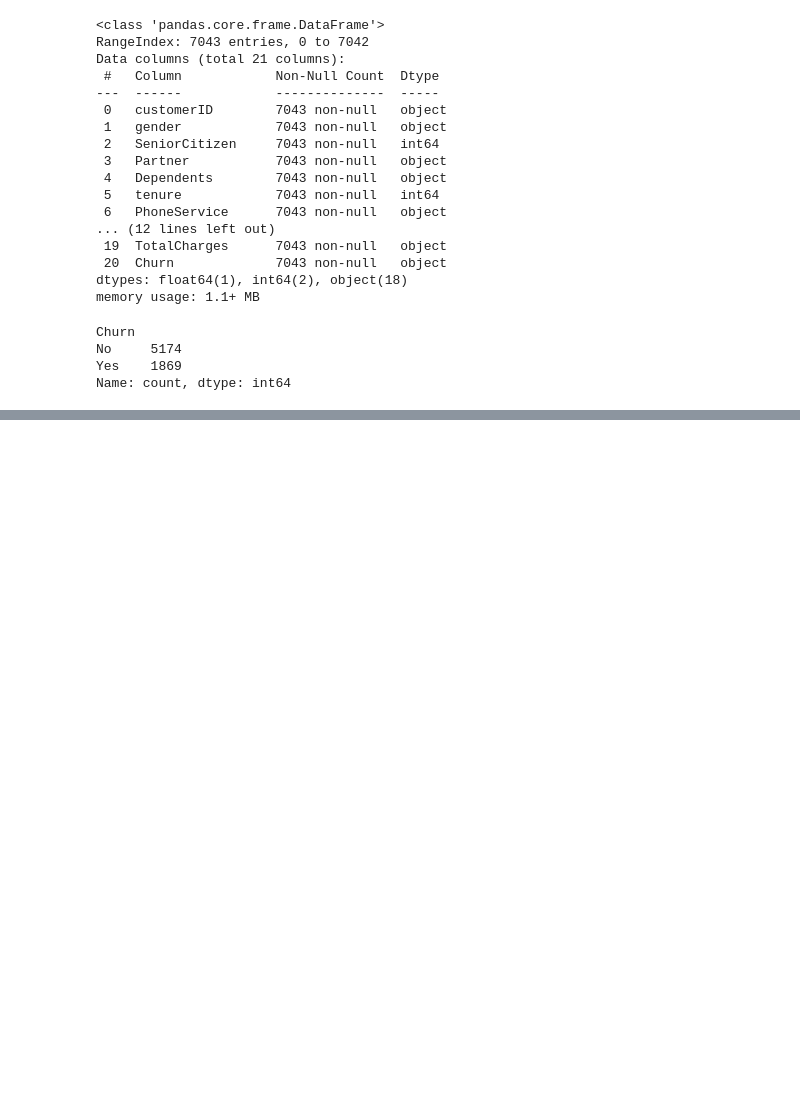
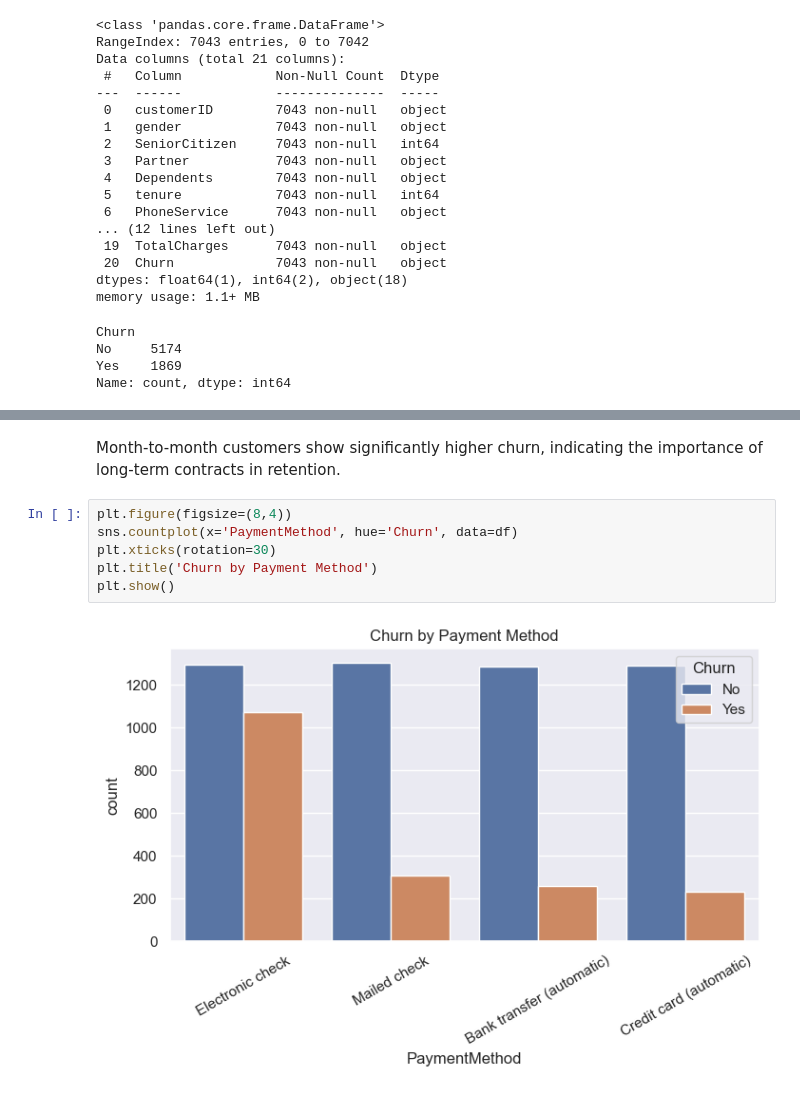
Before and after one commit to adheena14/customer-churn-statistical-learning, a Jupyter notebook: notebooks/churn_eda.ipynb, the cells around one changed output, grey strips where cells are left out. Drawn from its saved outputs; the diff is of its cells as text; blank space fills up the shorter version.

```diff
--- a/notebooks/churn_eda.ipynb
+++ b/notebooks/churn_eda.ipynb
@@ -83,0 +94,10 @@ Observation: Most customers do not churn. Tenure shows a right-skewed distributi
+# %% [markdown]
+Month-to-month customers show significantly higher churn, indicating the importance of long-term contracts in retention.
+# %%
+plt.figure(figsize=(8,4))
+sns.countplot(x='PaymentMethod', hue='Churn', data=df)
+plt.xticks(rotation=30)
+plt.title('Churn by Payment Method')
+plt.show()
+# %% [output]
+[figure, added]
```
Also changed, not shown: parts of 35 cells of this notebook.
